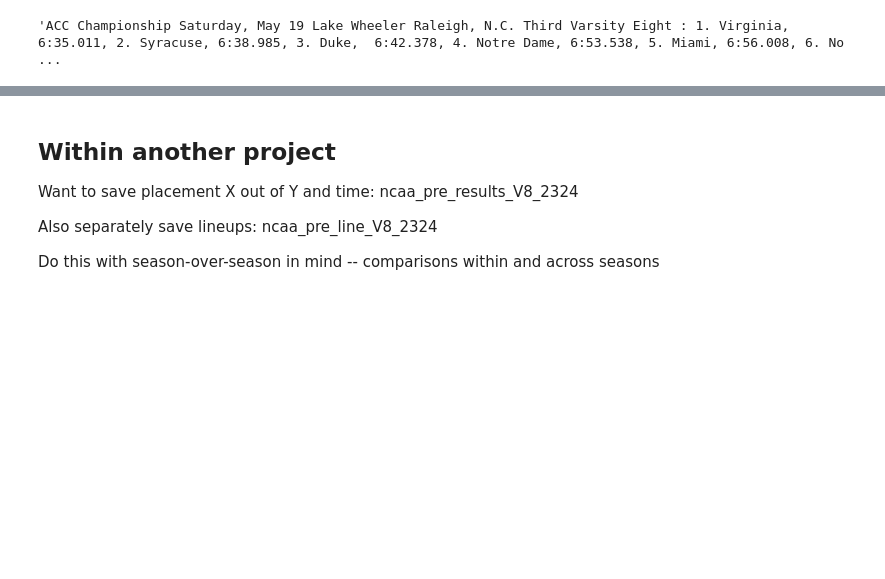
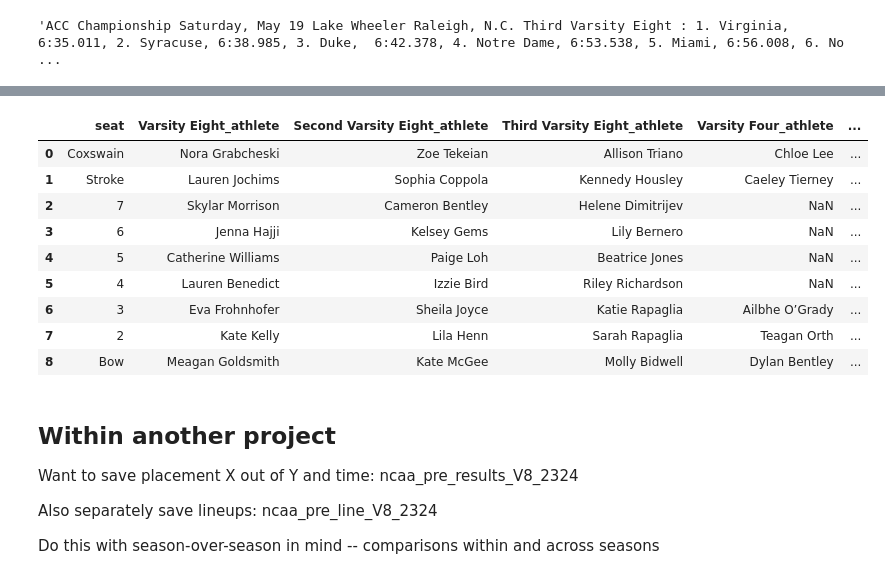
Before and after one commit to hvalenty/ncaa_rowing, a Jupyter notebook: ncaa_rowing/uva_wrow.ipynb, the cells around one changed output, grey strips where cells are left out. Saved outputs shown, nothing was run; the diff lists cells and outputs as text; code cells hidden in the pictures; blank space fills up the shorter version.

Commit message:
Update lineup automation

```diff
--- a/ncaa_rowing/uva_wrow.ipynb
+++ b/ncaa_rowing/uva_wrow.ipynb
@@ -272,0 +308,6 @@ v8_lineup
+# %%
+v4_lineup = whole_doc[8182:8296]
+# varsity 8 into clean list form
+v4_lineup = v4_lineup.replace(':',',', 1).replace(';',',').split(',')
+v4_lineup = [x.strip() for x in v4_lineup]
+v4_lineup
@@ -272,0 +321,6 @@ v8_lineup
+# %%
+sv4_lineup = whole_doc[8297:8423]
+# varsity 8 into clean list form
+sv4_lineup = sv4_lineup.replace(':',',', 1).replace(';',',').split(',')
+sv4_lineup = [x.strip() for x in sv4_lineup]
+sv4_lineup
@@ -272,0 +334,15 @@ v8_lineup
+# %%
+acc_finals = [v8_lineup, sv8_lineup, tv8_lineup, v4_lineup, sv4_lineup]
+# %%
+# automated cleaner
+def list_to_dataframe(input_list):
+    input_df = pd.DataFrame(input_list)
+    # hold the metadata
+    title = input_list[0]
+    # drop metadata row
+    input_df = input_df.drop(index=0).reset_index(drop=True)
+    # split to keep seat position
+    input_df[['seat', f'{title}_athlete']] = input_df[0].str.split(':', n=1, expand=True)
+    # remove original column
+    input_df = input_df.drop(0, axis=1)
+    return input_df
@@ -273,3 +363,20 @@ v8_lineup
+# %%
+# list comprehension!
+hold = [list_to_dataframe(i) for i in acc_finals]
+# merge all DataFrames into one
+acc_finals24 = reduce(lambda left, right: pd.merge(left, right, on=['seat'], how='outer'), hold)
+acc_finals24
+# %% [output]
+|  | seat | Varsity Eight_athlete | Second Varsity Eight_athlete | Third Varsity Eight_athlete | Varsity Four_athlete | ... |
+| 0 | Coxswain | Nora Grabcheski | Zoe Tekeian | Allison Triano | Chloe Lee | ... |
+| 1 | Stroke | Lauren Jochims | Sophia Coppola | Kennedy Housley | Caeley Tierney | ... |
+| 2 | 7 | Skylar Morrison | Cameron Bentley | Helene Dimitrijev | NaN | ... |
+| 3 | 6 | Jenna Hajji | Kelsey Gems | Lily Bernero | NaN | ... |
+| 4 | 5 | Catherine Williams | Paige Loh | Beatrice Jones | NaN | ... |
+| 5 | 4 | Lauren Benedict | Izzie Bird | Riley Richardson | NaN | ... |
+| 6 | 3 | Eva Frohnhofer | Sheila Joyce | Katie Rapaglia | Ailbhe O’Grady | ... |
+| 7 | 2 | Kate Kelly | Lila Henn | Sarah Rapaglia | Teagan Orth | ... |
+| 8 | Bow | Meagan Goldsmith | Kate McGee | Molly Bidwell | Dylan Bentley | ... |
 # %% [markdown]
 ## Within another project
 Want to save placement X out of Y and time: ncaa_pre_results_V8_2324
```
Also changed, not shown: parts of 8 cells of this notebook.
